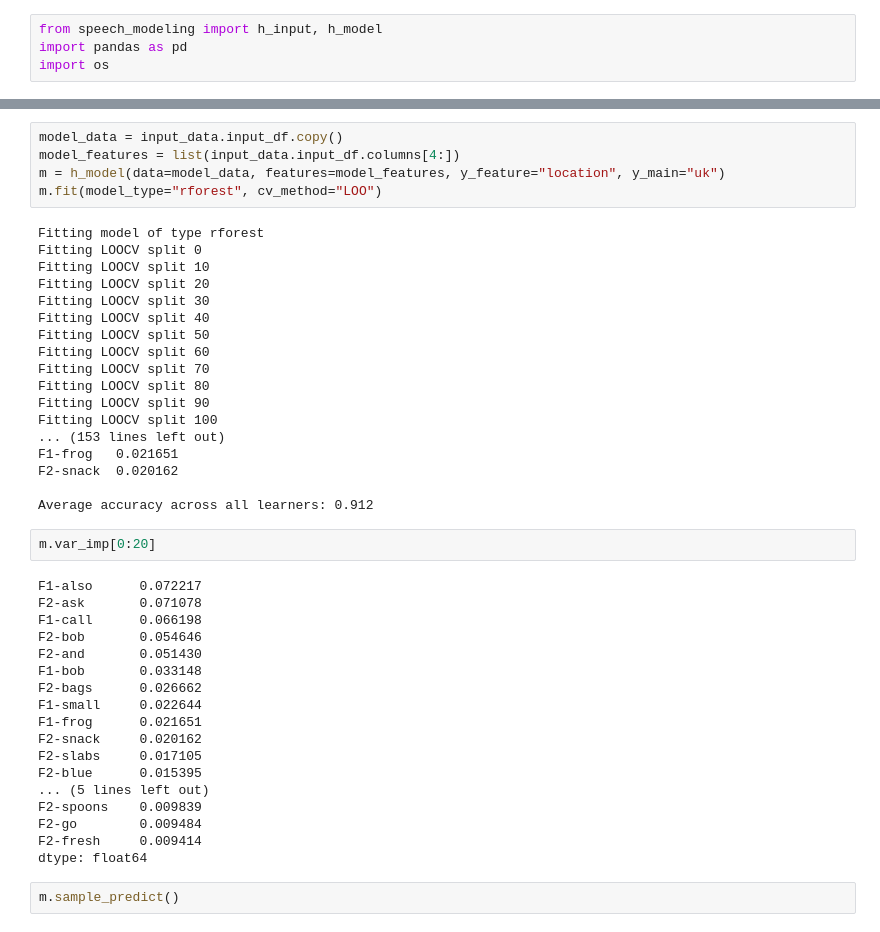
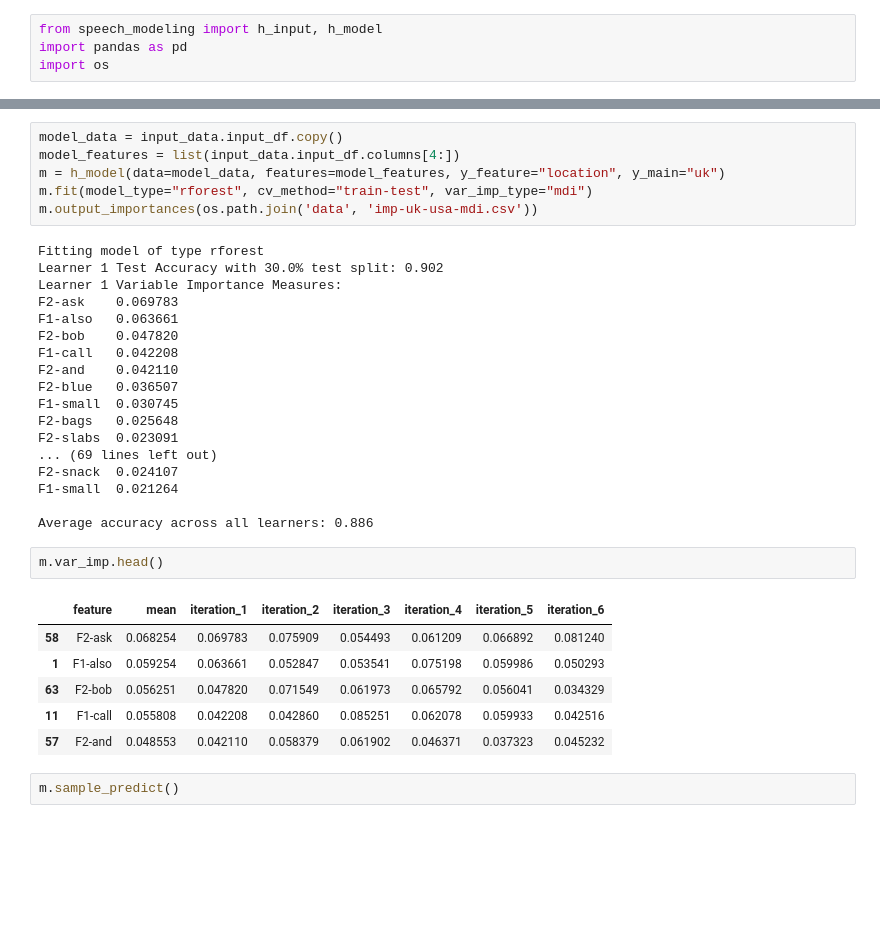
Before and after one commit to HenryNomeland/speech-class, a Jupyter notebook: gmu-modeling.ipynb, the cells around one changed output, grey strips where cells are left out. Drawn from its saved outputs; the diff is of its cells as text; blank space fills up the shorter version.

```diff
--- a/gmu-modeling.ipynb
+++ b/gmu-modeling.ipynb
@@ -20,45 +21,35 @@ Completed
 model_data = input_data.input_df.copy()
 model_features = list(input_data.input_df.columns[4:])
 m = h_model(data=model_data, features=model_features, y_feature="location", y_main="uk")
-m.fit(model_type="rforest", cv_method="LOO")
+m.fit(model_type="rforest", cv_method="train-test", var_imp_type="mdi")
+m.output_importances(os.path.join('data', 'imp-uk-usa-mdi.csv'))
 # %% [output]
 Fitting model of type rforest
-Fitting LOOCV split 0
-Fitting LOOCV split 10
-Fitting LOOCV split 20
-Fitting LOOCV split 30
-Fitting LOOCV split 40
-Fitting LOOCV split 50
-Fitting LOOCV split 60
-Fitting LOOCV split 70
-Fitting LOOCV split 80
-Fitting LOOCV split 90
-Fitting LOOCV split 100
-... (153 lines left out)
-F1-frog   0.021651
-F2-snack  0.020162
+Learner 1 Test Accuracy with 30.0% test split: 0.902
+Learner 1 Variable Importance Measures:
+F2-ask    0.069783
+F1-also   0.063661
+F2-bob    0.047820
+F1-call   0.042208
+F2-and    0.042110
+F2-blue   0.036507
+F1-small  0.030745
+F2-bags   0.025648
+F2-slabs  0.023091
+... (69 lines left out)
+F2-snack  0.024107
+F1-small  0.021264
 
-Average accuracy across all learners: 0.912
+Average accuracy across all learners: 0.886
 # %%
-m.var_imp[0:20]
+m.var_imp.head()
 # %% [output]
-F1-also      0.072217
-F2-ask       0.071078
-F1-call      0.066198
-F2-bob       0.054646
-F2-and       0.051430
-F1-bob       0.033148
-F2-bags      0.026662
-F1-small     0.022644
-F1-frog      0.021651
-F2-snack     0.020162
-F2-slabs     0.017105
-F2-blue      0.015395
-... (5 lines left out)
-F2-spoons    0.009839
-F2-go        0.009484
-F2-fresh     0.009414
-dtype: float64
+|  | feature | mean | iteration_1 | iteration_2 | iteration_3 | iteration_4 | iteration_5 | iteration_6 |
+| 58 | F2-ask | 0.068254 | 0.069783 | 0.075909 | 0.054493 | 0.061209 | 0.066892 | 0.081240 |
+| 1 | F1-also | 0.059254 | 0.063661 | 0.052847 | 0.053541 | 0.075198 | 0.059986 | 0.050293 |
+| 63 | F2-bob | 0.056251 | 0.047820 | 0.071549 | 0.061973 | 0.065792 | 0.056041 | 0.034329 |
+| 11 | F1-call | 0.055808 | 0.042208 | 0.042860 | 0.085251 | 0.062078 | 0.059933 | 0.042516 |
+| 57 | F2-and | 0.048553 | 0.042110 | 0.058379 | 0.061902 | 0.046371 | 0.037323 | 0.045232 |
 # %%
 m.sample_predict()
 # %% [output]
```
Also changed, not shown: parts of 1 cell of this notebook, 7 other files.
